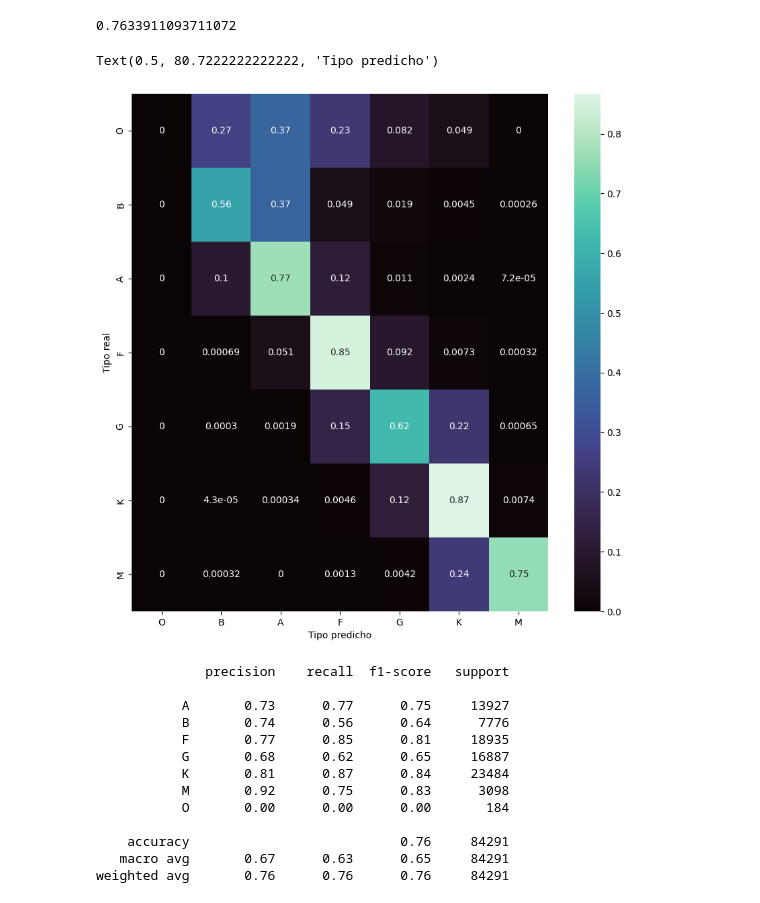
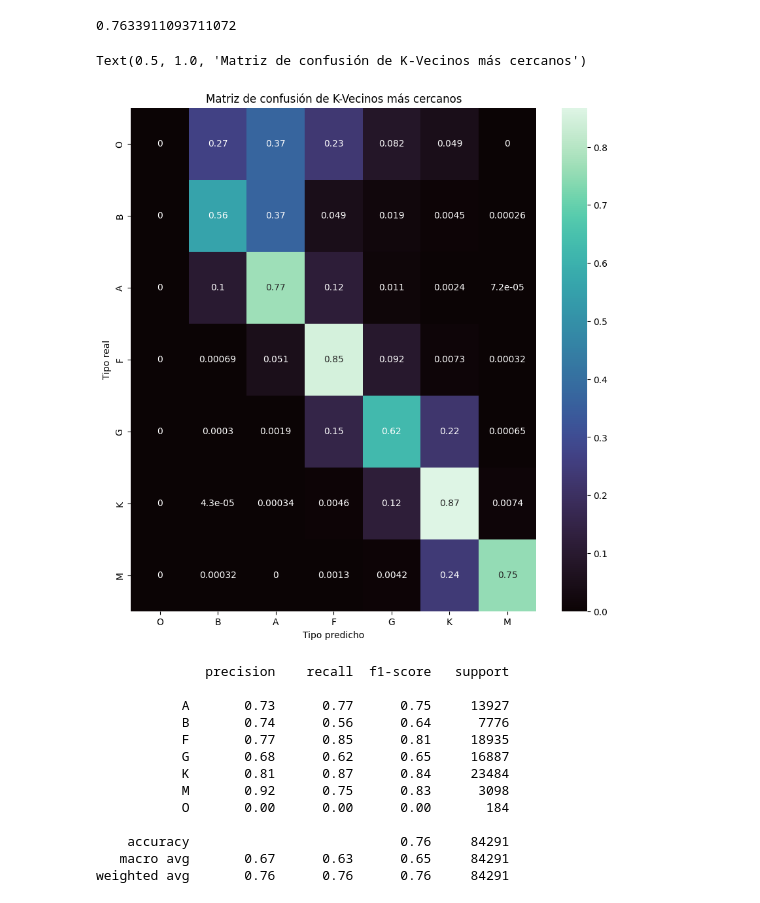
Before and after one commit to bsttiv/tipos_espectrales, a Jupyter notebook: Tipos_Espectrales.ipynb, the cells around one changed output. Cells and saved outputs as stored; diff of their text form; code cells hidden in the pictures.

Commit message:
Se añade título a matriz de confusión de KNN

```diff
--- a/Tipos_Espectrales.ipynb
+++ b/Tipos_Espectrales.ipynb
@@ -409,12 +409,13 @@ predicted = knn.predict(x_test)
 # %%
 cm = pd.DataFrame(confusion_matrix(y_test, predicted, normalize='true', labels=tipos_espectrales), columns=tipos_espectrales, index=tipos_espectrales)
 _, ax = plt.subplots(figsize=(10,10))
 sns.heatmap(cm, annot=True, ax=ax, cmap=sns.color_palette("mako", as_cmap=True))
 ax.set_ylabel("Tipo real")
 ax.set_xlabel("Tipo predicho")
+ax.set_title("Matriz de confusión de K-Vecinos más cercanos")
 # %% [output]
-Text(0.5, 80.7222222222222, 'Tipo predicho')
+Text(0.5, 1.0, 'Matriz de confusión de K-Vecinos más cercanos')
-[figure, old version]
+[figure, new version]
 # %%
 report = classification_report(y_test, predicted)
 
```
